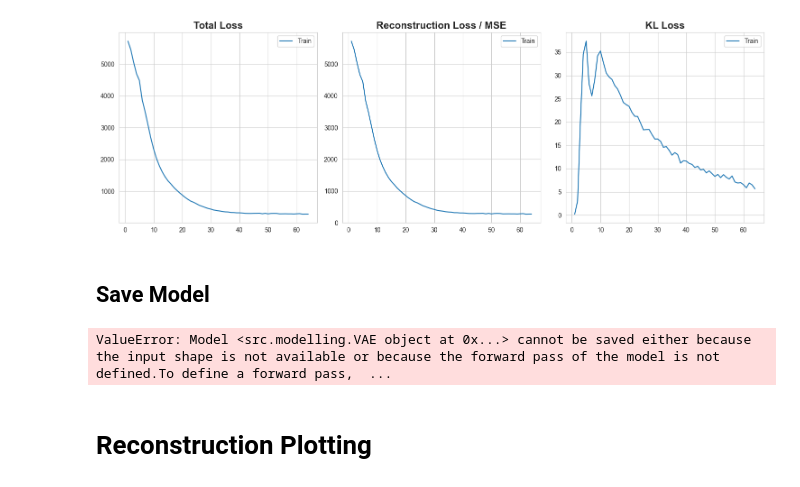
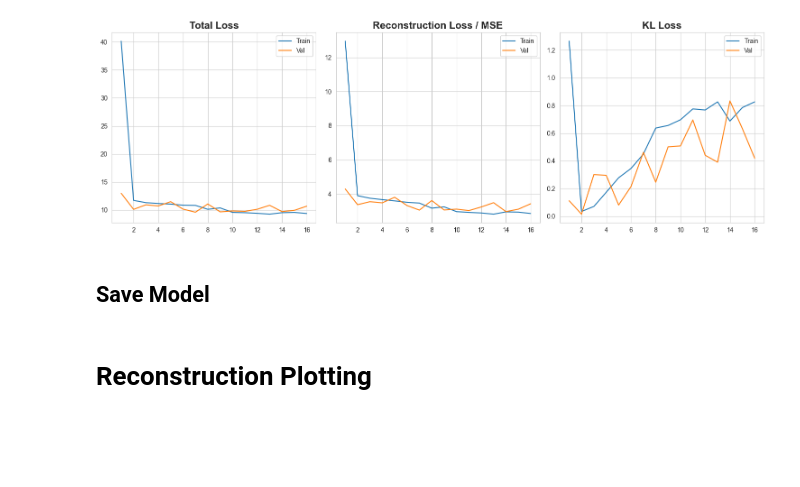
Before and after one commit to negralessio/biosignals-gen-ai, a Jupyter notebook: notebooks/vae.ipynb, the cells around one changed output. Saved outputs shown, nothing was run; the diff lists cells and outputs as text; code cells hidden in the pictures; blank space fills up the shorter version.

Commit message:
Improved modelling

```diff
--- a/notebooks/vae.ipynb
+++ b/notebooks/vae.ipynb
@@ -38,5 +36,5 @@ print(tensor.shape)
 # %%
-vae = VAE(tensor=tensor, latent_dims=2)
+vae = VAE(tensor=tensor, latent_dims=2, reconstruction_weight=3)
 vae.compile(optimizer="adam")
 vae.build((None, tensor.shape[1], tensor.shape[2]))
 # %% [output]
@@ -65,5 +63,5 @@ Non-trainable params: 6 (24.00 Byte)
 _________________________________________________________________
 # %%
 # TODO: Add callbacks, for EarlyStopping and LR Reduce
-history = vae.fit(tensor, epochs=64, batch_size=2)#, validation_data=(tensor_val, tensor_val))
+history = vae.fit(tensor, epochs=16, batch_size=1, validation_split=0.2, shuffle=True)
 # %% [output]
@@ -87,44 +85,42 @@ Epoch 64/64
 # %%
 def plot_history(history):
     loss_dict = history.history
 
     loss_train = loss_dict["loss"]
-    #loss_val = loss_dict["val_total_loss"]
+    loss_val = loss_dict["val_loss"]
 
     rec_loss = loss_dict["reconstruction_loss"]
-    #rec_loss_val = loss_dict["val_reconstruction_loss"]
+    rec_loss_val = loss_dict["val_reconstruction_loss"]
 
     kl_loss = loss_dict["kl_loss"]
-    #kl_loss_val = loss_dict["val_kl_loss"]
+    kl_loss_val = loss_dict["val_kl_loss"]
 
     x = [i+1 for i in range(0, len(loss_train))]
 
     fig, axes = plt.subplots(nrows=1, ncols=3, figsize=(15,5))
     axes[0].set_title("Total Loss", size=16, fontweight="bold")
     sns.lineplot(x=x, y=loss_train, label="Train", ax=axes[0])
-    #sns.lineplot(x=x, y=loss_val, label="Val", ax=axes[0])
+    sns.lineplot(x=x, y=loss_val, label="Val", ax=axes[0])
 
     axes[1].set_title("Reconstruction Loss / MSE", size=16, fontweight="bold")
     sns.lineplot(x=x, y=rec_loss, label="Train", ax=axes[1])
-    #sns.lineplot(x=x, y=rec_loss_val, label="Val", ax=axes[1])
+    sns.lineplot(x=x, y=rec_loss_val, label="Val", ax=axes[1])
 
     axes[2].set_title("KL Loss", size=16, fontweight="bold")
     sns.lineplot(x=x, y=kl_loss, label="Train", ax=axes[2])
-    #sns.lineplot(x=x, y=kl_loss_val, label="Val", ax=axes[2])
+    sns.lineplot(x=x, y=kl_loss_val, label="Val", ax=axes[2])
     fig.tight_layout()
 
 plot_history(history)
 # %% [output]
-[figure, old version]
+[figure, new version]
 # %% [markdown]
 ## Save Model
 # %%
-vae.save("../models/e64_b2_43k_params")
+#vae.save("../models/e64_b2_43k_params")
 
 # Load Model
 #vae = tf.keras.models.load_model("../models/e32-b1_final_dir")
-# %% [output]
-ValueError: Model <src.modelling.VAE object at 0x...> cannot be saved either because the input shape is not available or because the forward pass of the model is not defined.To define a forward pass,  ...
 # %% [markdown]
 # Reconstruction Plotting
 # %%
```
Also changed, not shown: parts of 19 cells of this notebook.
